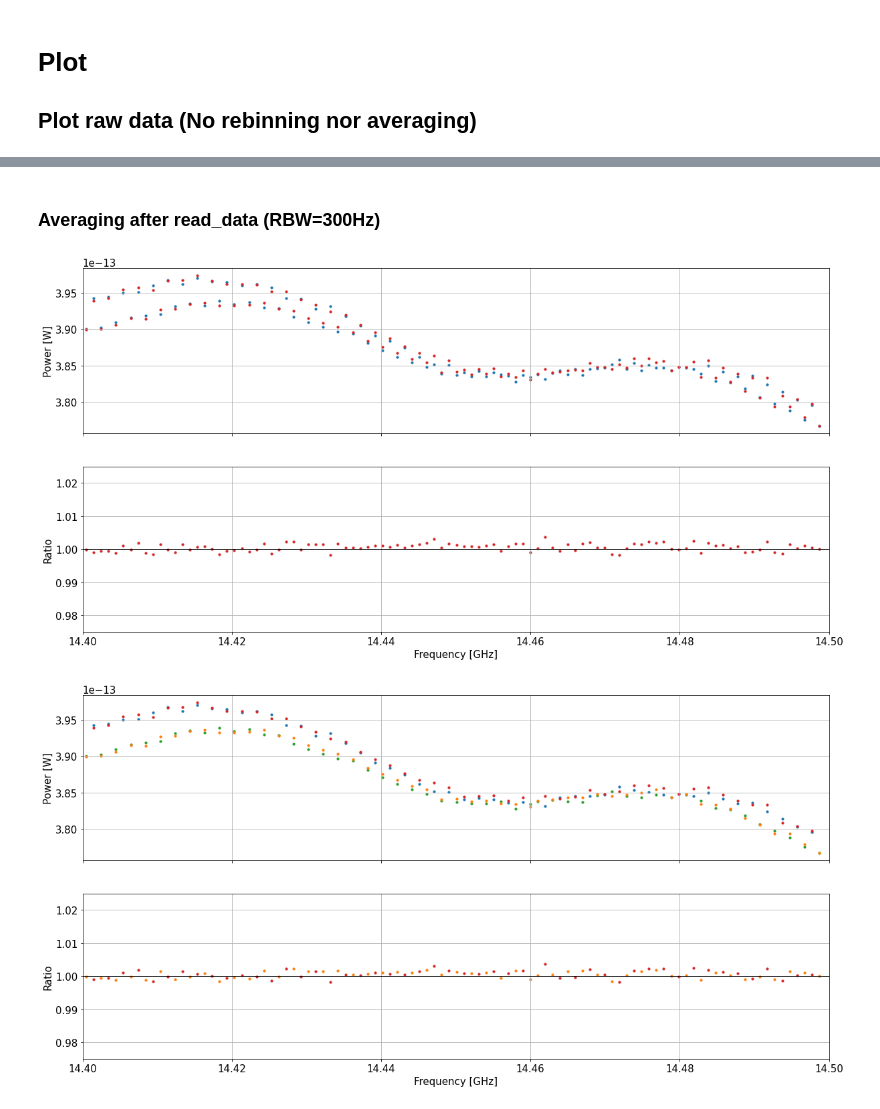
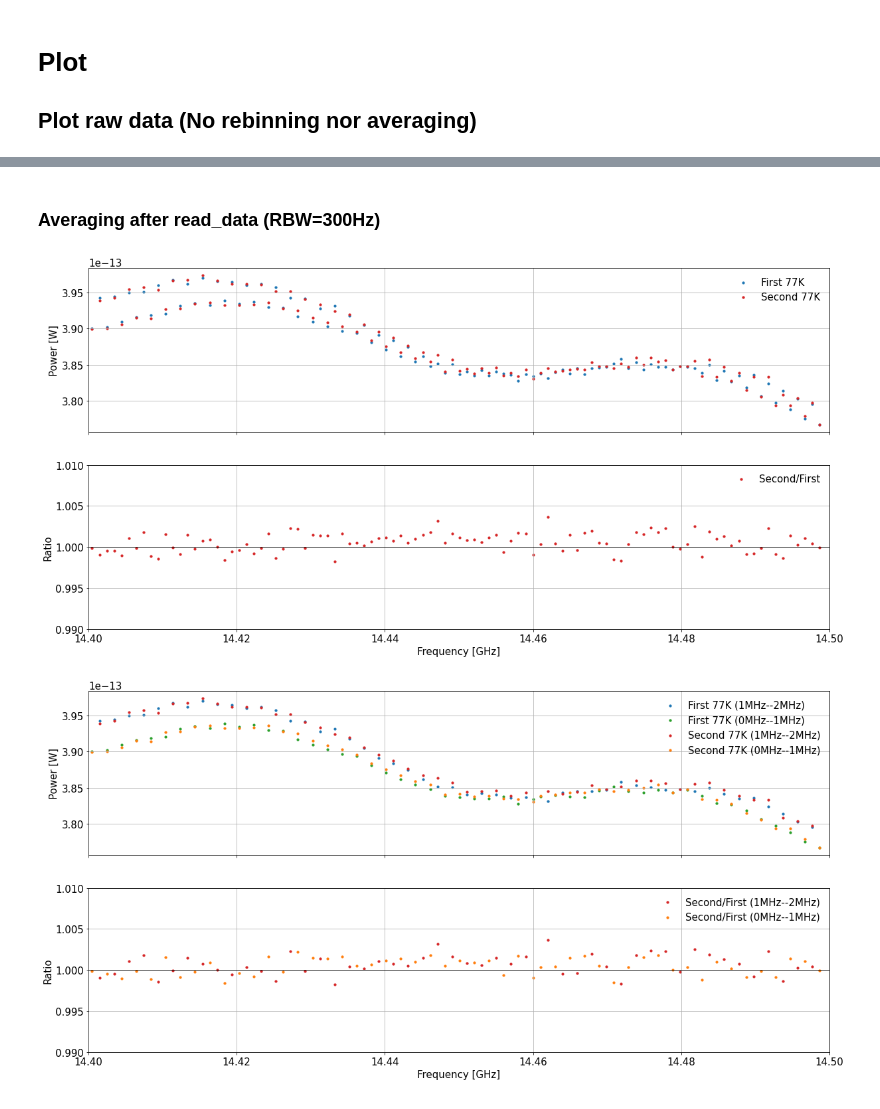
Before and after one commit to sadachi5/dosue-analysis, a Jupyter notebook: DOSUE-J/77K_compare.ipynb, the cells around one changed output, grey strips where cells are left out. Saved outputs shown, nothing was run; the diff lists cells and outputs as text; code cells hidden in the pictures.

```diff
--- a/DOSUE-J/77K_compare.ipynb
+++ b/DOSUE-J/77K_compare.ipynb
@@ -211,5 +214,5 @@ ax.grid(True)
-# %% [markdown]
-### Averaging after read_data (RBW=300Hz)
+# %% [markdown]
+### Averaging after read_data (RBW=300Hz)
 # %%
 plt.rcParams["font.size"] = 15
 fig, axes = plt.subplots(2,1,figsize=(20,10), squeeze=False, sharex=True)
@@ -219,52 +222,56 @@ ax.scatter(freq1_nr_ave*1e-9, W1_nr_ave, c='tab:blue', label='First 77K', s=10)
 ax.scatter(freq2_nr_ave*1e-9, W2_nr_ave, c='tab:red', label='Second 77K', s=10)
 ax.set_xlim([freq_min, freq_max])
 ax.set_ylabel('Power [W]')
+ax.legend(frameon=False)
 ax.grid(True)
 
 ax = axes[1][0]
 ax.scatter(freq1_nr_ave*1e-9, W2_nr_ave/W1_nr_ave, c='tab:red', label='Second/First', s=10)
 ax.plot([0,100],[1,1], c='k', lw=1)
 ax.set_xlim([freq_min, freq_max])
-ax.set_ylim([0.975,1.025])
+ax.set_ylim([0.99,1.01])
 ax.set_ylabel('Ratio')
+ax.legend(frameon=False)
 ax.set_xlabel('Frequency [GHz]')
 ax.grid(True)
 # %% [output]
-[figure, old version]
+[figure, new version]
 # %%
 plt.rcParams["font.size"] = 15
 fig, axes = plt.subplots(2,1,figsize=(20,10), squeeze=False, sharex=True)
 
 ind1_nr_ave_1 = np.where( freq1_nr_ave%2000000 >= 1000000 )
 ind1_nr_ave_2 = np.where( freq1_nr_ave%2000000 < 1000000 )
 freq1_nr_ave_1 = freq1_nr_ave[ind1_nr_ave_1]
 freq1_nr_ave_2 = freq1_nr_ave[ind1_nr_ave_2]
 W1_nr_ave_1 = W1_nr_ave[ind1_nr_ave_1]
 W1_nr_ave_2 = W1_nr_ave[ind1_nr_ave_2]
 ind2_nr_ave_1 = np.where( freq2_nr_ave%2000000 >= 1000000 )
 ind2_nr_ave_2 = np.where( freq2_nr_ave%2000000 < 1000000 )
 freq2_nr_ave_1 = freq2_nr_ave[ind2_nr_ave_1]
 freq2_nr_ave_2 = freq2_nr_ave[ind2_nr_ave_2]
 W2_nr_ave_1 = W2_nr_ave[ind2_nr_ave_1]
 W2_nr_ave_2 = W2_nr_ave[ind2_nr_ave_2]
 
 ax = axes[0][0]
-ax.scatter(freq1_nr_ave_1*1e-9, W1_nr_ave_1, c='tab:blue', label='First 77K', s=10)
-ax.scatter(freq1_nr_ave_2*1e-9, W1_nr_ave_2, c='tab:green', label='First 77K', s=10)
-ax.scatter(freq2_nr_ave_1*1e-9, W2_nr_ave_1, c='tab:red', label='Second 77K', s=10)
-ax.scatter(freq2_nr_ave_2*1e-9, W2_nr_ave_2, c='tab:orange', label='Second 77K', s=10)
+ax.scatter(freq1_nr_ave_1*1e-9, W1_nr_ave_1, c='tab:blue',  label='First 77K (1MHz--2MHz)', s=10)
+ax.scatter(freq1_nr_ave_2*1e-9, W1_nr_ave_2, c='tab:green', label='First 77K (0MHz--1MHz)', s=10)
+ax.scatter(freq2_nr_ave_1*1e-9, W2_nr_ave_1, c='tab:red',    label='Second 77K (1MHz--2MHz)', s=10)
+ax.scatter(freq2_nr_ave_2*1e-9, W2_nr_ave_2, c='tab:orange', label='Second 77K (0MHz--1MHz)', s=10)
 ax.set_xlim([freq_min, freq_max])
 ax.set_ylabel('Power [W]')
+ax.legend(frameon=False)
 ax.grid(True)
 
 ax = axes[1][0]
-ax.scatter(freq1_nr_ave_1*1e-9, W2_nr_ave_1/W1_nr_ave_1, c='tab:red', label='Second/First', s=10)
-ax.scatter(freq1_nr_ave_2*1e-9, W2_nr_ave_2/W1_nr_ave_2, c='tab:orange', label='Second/First', s=10)
+ax.scatter(freq1_nr_ave_1*1e-9, W2_nr_ave_1/W1_nr_ave_1, c='tab:red',    label='Second/First (1MHz--2MHz)', s=10)
+ax.scatter(freq1_nr_ave_2*1e-9, W2_nr_ave_2/W1_nr_ave_2, c='tab:orange', label='Second/First (0MHz--1MHz)', s=10)
 ax.plot([0,100],[1,1], c='k', lw=1)
 ax.set_xlim([freq_min, freq_max])
-ax.set_ylim([0.975,1.025])
+ax.set_ylim([0.99,1.01])
 ax.set_ylabel('Ratio')
 ax.set_xlabel('Frequency [GHz]')
+ax.legend(frameon=False)
 ax.grid(True)
 # %% [output]
-[figure, old version]
+[figure, new version]
```
Also changed, not shown: parts of 5 cells of this notebook.
